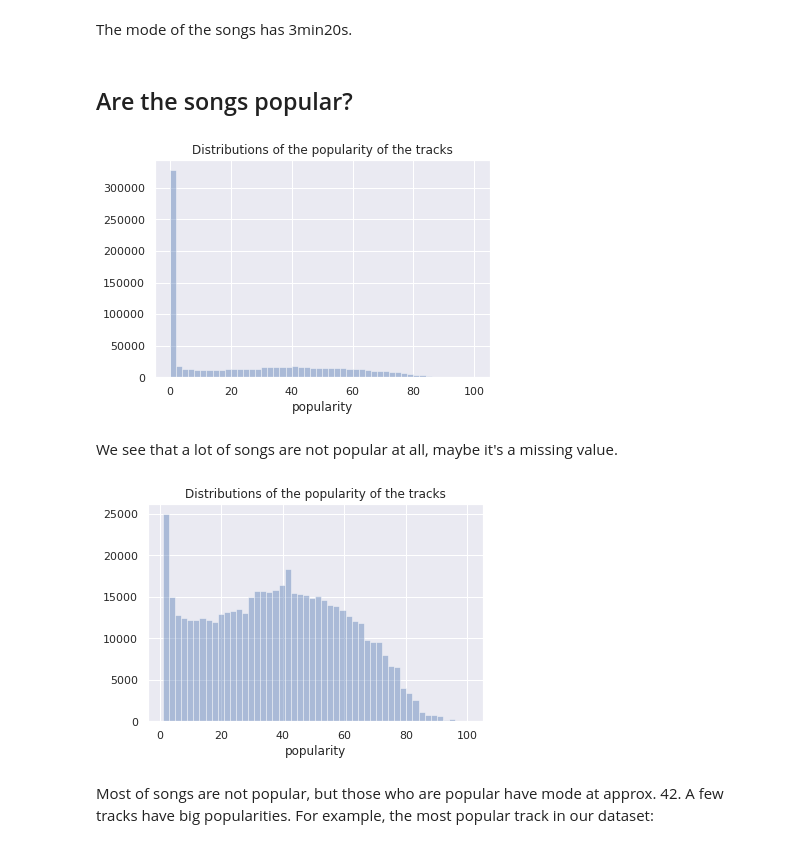
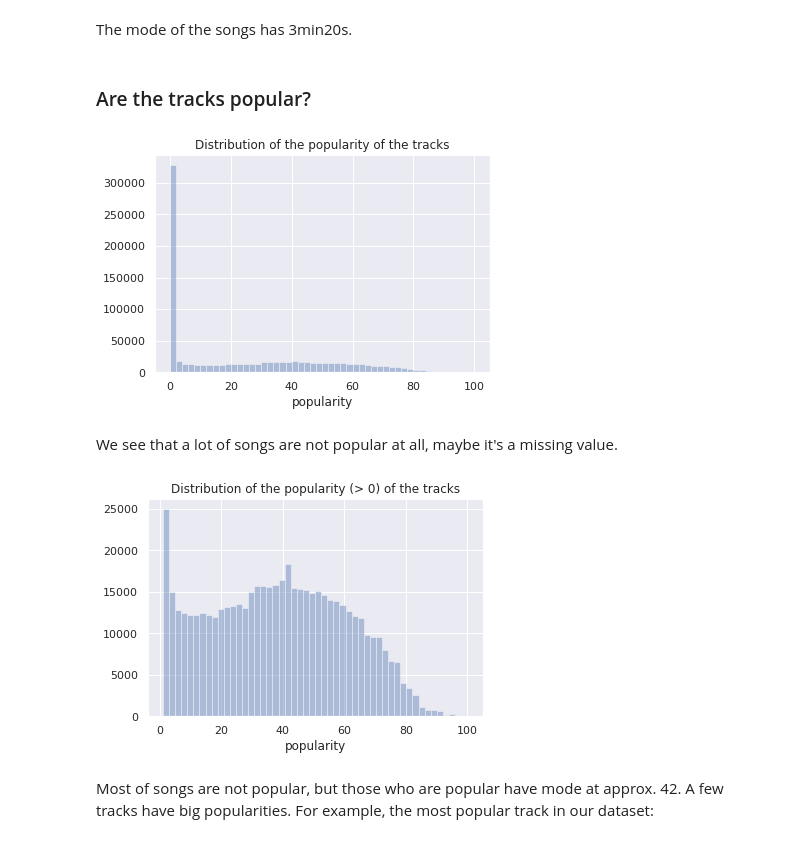
Before and after one commit to lucasresck/espotifai, a Jupyter notebook: notebooks/spotify_analysis.ipynb, the cells around one changed output. Saved outputs shown, nothing was run; the diff lists cells and outputs as text; code cells hidden in the pictures.

```diff
--- a/notebooks/spotify_analysis.ipynb
+++ b/notebooks/spotify_analysis.ipynb
@@ -501,7 +501,7 @@ plt.show()
 # %% [markdown]
 The mode of the songs has 3min20s.
 # %% [markdown]
-## Are the songs popular?
+### Are the tracks popular?
 # %%
 data = pd.concat(
     [pd.read_pickle(file)['popularity'] for file in glob.glob('../data/sp_tracks_ready_*.pkl')],
@@ -509,18 +509,18 @@ data = pd.concat(
 )
 
 sns.distplot(data, kde=False)
-plt.title("Distributions of the popularity of the tracks")
+plt.title("Distribution of the popularity of the tracks")
 plt.show()
 # %% [output]
-[figure, old version]
+[figure, new version]
 # %% [markdown]
 We see that a lot of songs are not popular at all, maybe it's a missing value.
 # %%
 sns.distplot(data[data > 0], kde=False)
-plt.title("Distributions of the popularity of the tracks")
+plt.title("Distribution of the popularity (> 0) of the tracks")
 plt.show()
 # %% [output]
-[figure, old version]
+[figure, new version]
 # %% [markdown]
 Most of songs are not popular, but those who are popular have mode at approx. 42. A few tracks have big popularities. For example, the most popular track in our dataset:
 # %%
```
Also changed, not shown: parts of 34 cells of this notebook.
